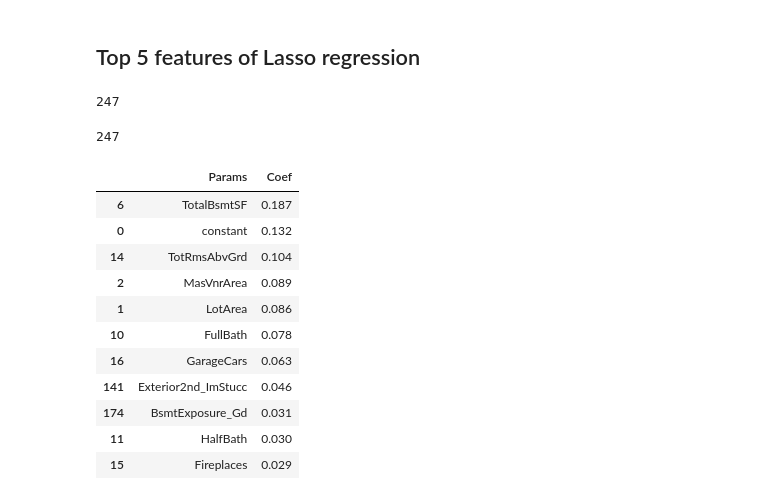
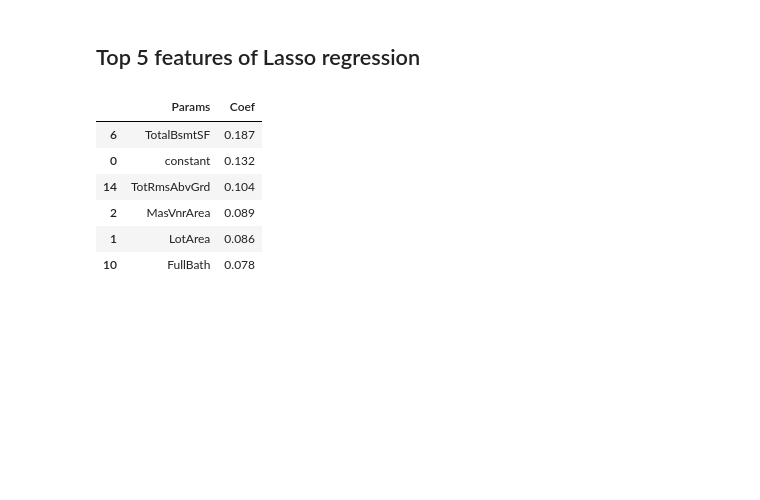
Before and after one commit to har2008preet/surprise_housing_ridge_lasso, a Jupyter notebook: Assignment - Advanced Regression.ipynb, the cells around one changed output. Cells and saved outputs as stored; diff of their text form; code cells hidden in the pictures; blank space fills up the shorter version.

Commit message:
model

```diff
--- a/Assignment - Advanced Regression.ipynb
+++ b/Assignment - Advanced Regression.ipynb
@@ -579,27 +579,14 @@ model_lasso_parameters.insert(0, lasso.intercept_)
 model_lasso_parameters = [round(i,3) for i in model_lasso_parameters]
 cols = X_train.columns
 cols = cols.insert(0,'constant')
-# %%
-len(cols)
-# %% [output]
-247
-# %%
-len(model_lasso_parameters)
-# %% [output]
-247
 # %%
 lasso_params_df = pd.DataFrame({'Params':cols, 'Coef':model_lasso_parameters})
-(lasso_params_df.sort_values('Coef', ascending=False)).head(11)
+(lasso_params_df.sort_values('Coef', ascending=False)).head(6)
 # %% [output]
 |  | Params | Coef |
 | 6 | TotalBsmtSF | 0.187 |
 | 0 | constant | 0.132 |
 | 14 | TotRmsAbvGrd | 0.104 |
 | 2 | MasVnrArea | 0.089 |
 | 1 | LotArea | 0.086 |
 | 10 | FullBath | 0.078 |
-| 16 | GarageCars | 0.063 |
-| 141 | Exterior2nd_ImStucc | 0.046 |
-| 174 | BsmtExposure_Gd | 0.031 |
-| 11 | HalfBath | 0.030 |
-| 15 | Fireplaces | 0.029 |
```
